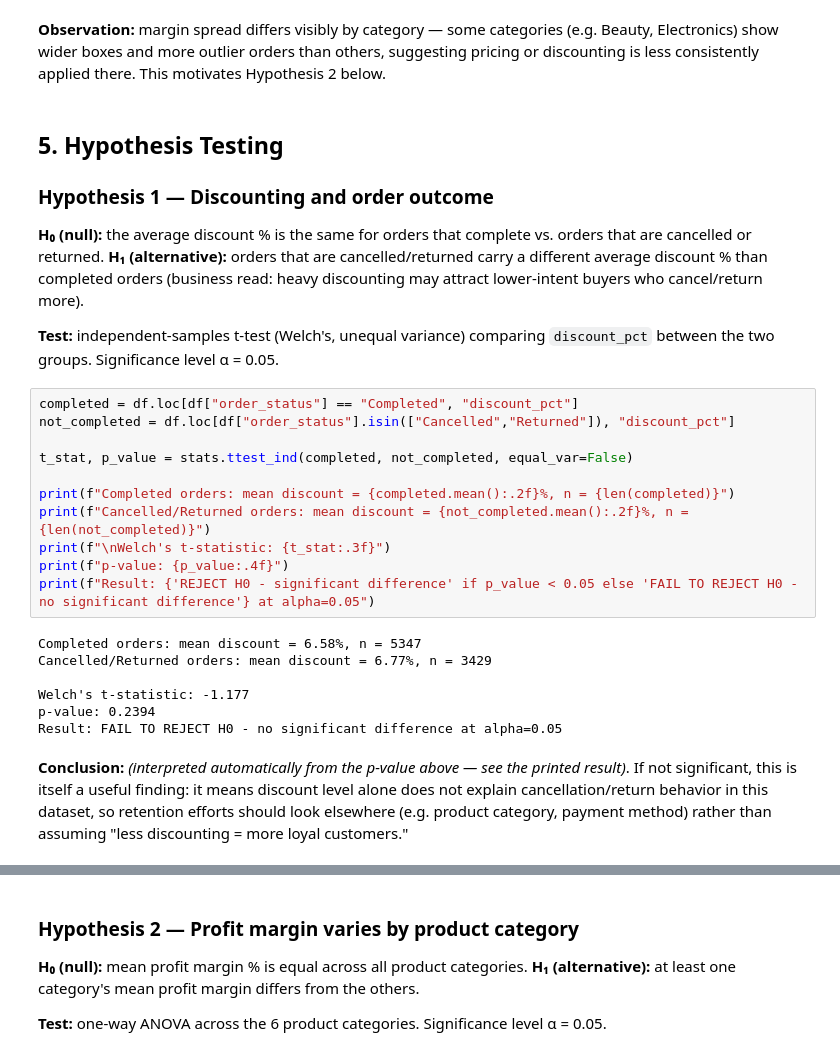
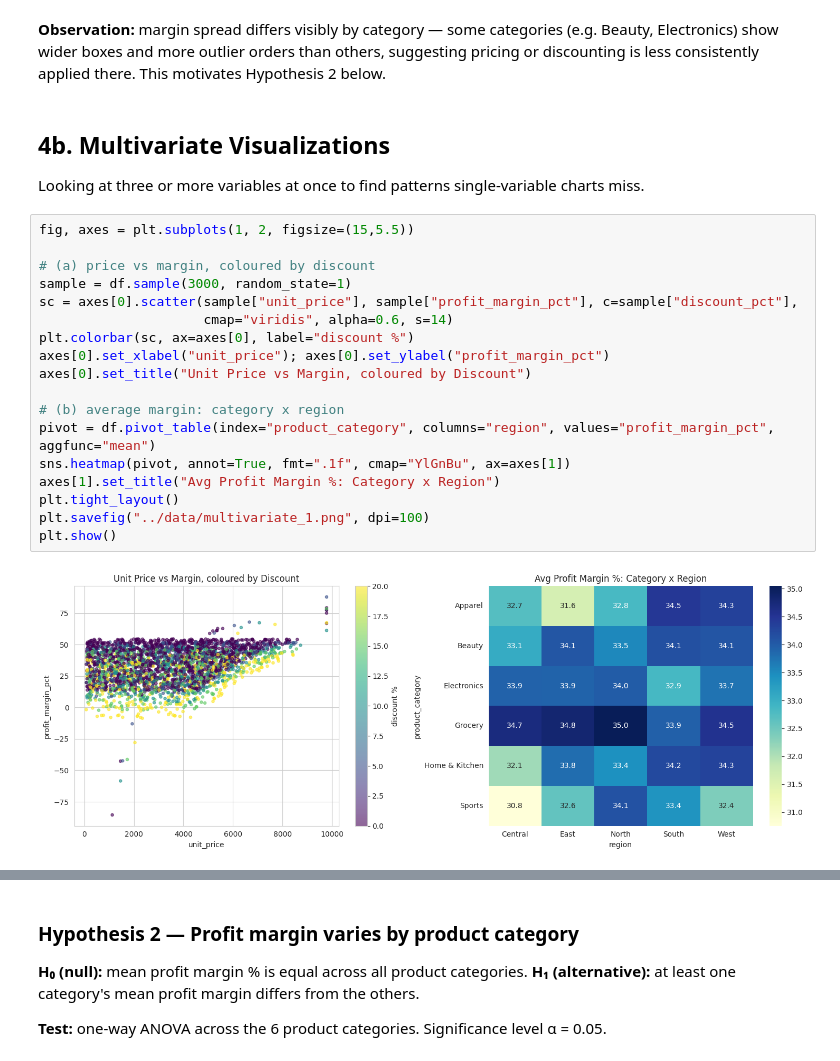
Before and after one commit to SanikaDighe011/eda-statistical-insights, a Jupyter notebook: notebooks/EDA_Statistical_Insights.ipynb, the cells around one changed output, grey strips where cells are left out. Cells and saved outputs as stored; diff of their text form.

Commit message:
Upgrade EDA: retention-vs-discount hypothesis, multivariate charts, evidence-based findings

```diff
--- a/notebooks/EDA_Statistical_Insights.ipynb
+++ b/notebooks/EDA_Statistical_Insights.ipynb
@@ -254,40 +254,27 @@ Name: profit_margin_pct, dtype: int64
 **Observation:** margin spread differs visibly by category — some categories (e.g. Beauty,
 Electronics) show wider boxes and more outlier orders than others, suggesting pricing or
 discounting is less consistently applied there. This motivates Hypothesis 2 below.
-# %% [markdown]
-## 5. Hypothesis Testing
-
-### Hypothesis 1 — Discounting and order outcome
-
-**H₀ (null):** the average discount % is the same for orders that complete vs. orders that are
-cancelled or returned.
-**H₁ (alternative):** orders that are cancelled/returned carry a different average discount %
-than completed orders (business read: heavy discounting may attract lower-intent buyers who
-cancel/return more).
-
-**Test:** independent-samples t-test (Welch's, unequal variance) comparing `discount_pct`
-between the two groups. Significance level α = 0.05.
-# %%
-completed = df.loc[df["order_status"] == "Completed", "discount_pct"]
-not_completed = df.loc[df["order_status"].isin(["Cancelled","Returned"]), "discount_pct"]
-
-t_stat, p_value = stats.ttest_ind(completed, not_completed, equal_var=False)
-
-print(f"Completed orders: mean discount = {completed.mean():.2f}%, n = {len(completed)}")
-print(f"Cancelled/Returned orders: mean discount = {not_completed.mean():.2f}%, n = {len(not_completed)}")
-print(f"\nWelch's t-statistic: {t_stat:.3f}")
-print(f"p-value: {p_value:.4f}")
-print(f"Result: {'REJECT H0 - significant difference' if p_value < 0.05 else 'FAIL TO REJECT H0 - no significant difference'} at alpha=0.05")
-# %% [output]
-Completed orders: mean discount = 6.58%, n = 5347
-Cancelled/Returned orders: mean discount = 6.77%, n = 3429
-
-Welch's t-statistic: -1.177
-p-value: 0.2394
-Result: FAIL TO REJECT H0 - no significant difference at alpha=0.05
-# %% [markdown]
-**Conclusion:** *(interpreted automatically from the p-value above — see the printed result)*.
-If not significant, this is itself a useful finding: it means discount level alone does not
-explain cancellation/return behavior in this dataset, so retention efforts should look
-elsewhere (e.g. product category, payment method) rather than assuming "less discounting = more
-loyal customers."
+# %% [markdown]
+## 4b. Multivariate Visualizations
+
+Looking at three or more variables at once to find patterns single-variable charts miss.
+# %%
+fig, axes = plt.subplots(1, 2, figsize=(15,5.5))
+
+# (a) price vs margin, coloured by discount
+sample = df.sample(3000, random_state=1)
+sc = axes[0].scatter(sample["unit_price"], sample["profit_margin_pct"], c=sample["discount_pct"],
+                     cmap="viridis", alpha=0.6, s=14)
+plt.colorbar(sc, ax=axes[0], label="discount %")
+axes[0].set_xlabel("unit_price"); axes[0].set_ylabel("profit_margin_pct")
+axes[0].set_title("Unit Price vs Margin, coloured by Discount")
+
+# (b) average margin: category x region
+pivot = df.pivot_table(index="product_category", columns="region", values="profit_margin_pct", aggfunc="mean")
+sns.heatmap(pivot, annot=True, fmt=".1f", cmap="YlGnBu", ax=axes[1])
+axes[1].set_title("Avg Profit Margin %: Category x Region")
+plt.tight_layout()
+plt.savefig("../data/multivariate_1.png", dpi=100)
+plt.show()
+# %% [output]
+[figure, added]
```
Also changed, not shown: parts of 9 cells of this notebook, 4 other files.
